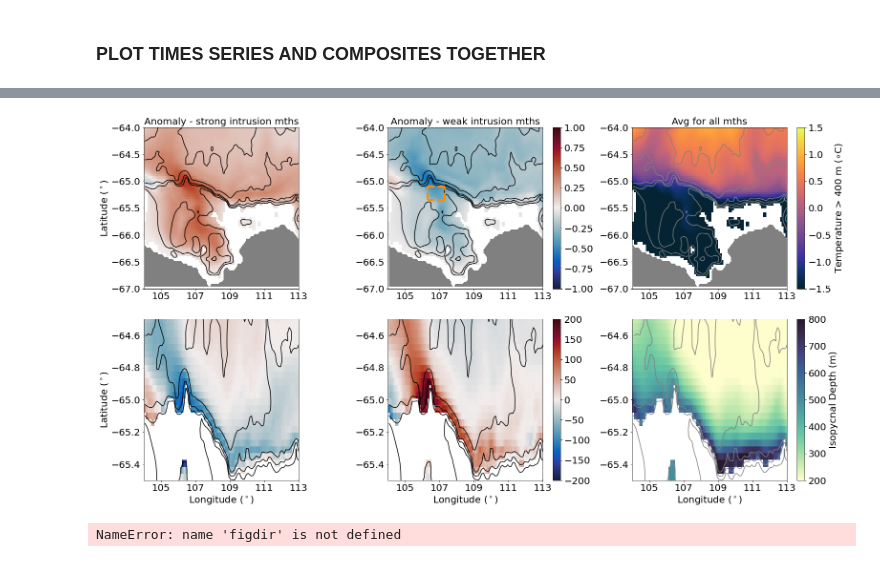
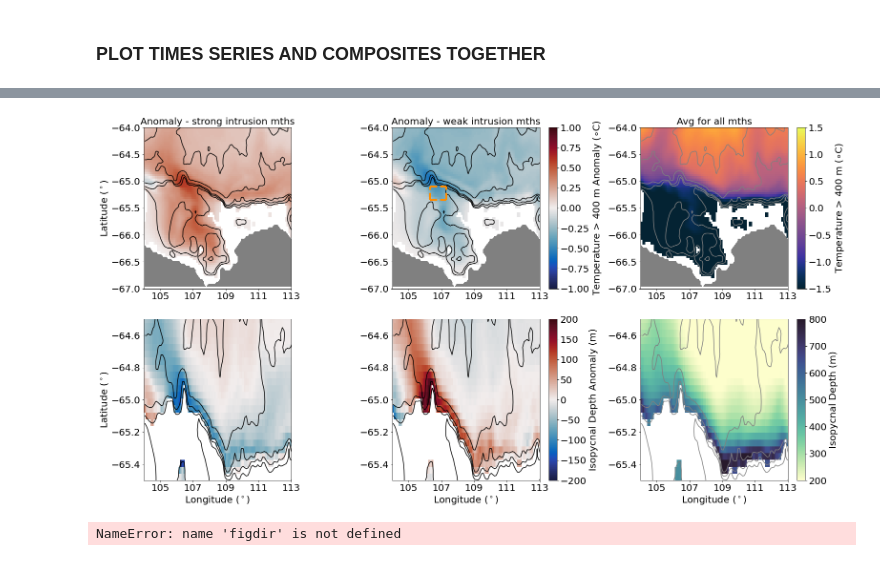
Before and after one commit to ribeiron/ScriptsChapter3, a Jupyter notebook: Fig4.ipynb, the cells around one changed output, grey strips where cells are left out. Drawn from its saved outputs; the diff is of its cells as text; code cells hidden in the pictures.

Commit message:
updates on labels

```diff
--- a/Fig4.ipynb
+++ b/Fig4.ipynb
@@ -760,6 +773,7 @@ plt.xlim((-255, -246))
         # colorbar:
 cbar=plt.colorbar(pc,orientation='vertical',extend='neither')
 cbar.ax.locator_params(nbins=8)
+cbar.set_label(r'Temperature > 400 m Anomaly ($\circ$C)', fontsize = fontsize,labelpad=5)
 #cbar.set_label(r'($\circ$C)', fontsize = 16,labelpad=5)
 ax0.set_xticklabels([-255+359,-254+359,-252+359,-250+359,-248+359,-246+359])
 #cbar.set_label(r'Temperature > 400 m ($\circ$C)', fontsize = fontsize,labelpad=5)
@@ -823,7 +837,7 @@ plt.xlim((-255, -246))
         # colorbar:
 cbar=plt.colorbar(pc,orientation='vertical',extend='neither')
 cbar.ax.locator_params(nbins=8)
-#cbar.set_label(r'Depth (m)', fontsize = 16,labelpad=5)
+cbar.set_label(r'Isopycnal Depth Anomaly (m)', fontsize = fontsize,labelpad=5)
 cbar.ax.tick_params(labelsize=fontsize)
 ax0.set_xticklabels([-255+359,-254+359,-252+359,-250+359,-248+359,-246+359])
 #plt.ylabel('Latitude ($^\circ$)',fontsize=fontsize)
@@ -858,34 +872,34 @@ ax0.set_xticklabels([-255+359,-254+359,-252+359,-250+359,-248+359,-246+359])
 ax0=plt.subplot(436)
 pc = plt.pcolormesh(iso_avg.xt_ocean,iso_avg.yt_ocean,
                         iso_avg, cmap = cmocean.deep,
                         vmin=200,vmax=800)
 #plt.title('Avg for all yrs',fontsize=fontsize)
         #plot contours
 plt.contour(ht.xt_ocean,ht.yt_ocean,ht,levels=[500,700,1000,2000,3000],colors='grey',linewidth=.5)
         # plot the land:
 plt.contourf(ht.xt_ocean,ht.yt_ocean,land_mask,colors='grey')
 #plt.title('Avg for all mths',fontsize=fontsize)
         # labels etc:
         #plt.xlabel('Longitude',fontsize=fontsize)
 #plt.title(mth[nt] +' '+ str(yr[nt]),fontsize=fontsize)
 plt.tick_params(labelsize=fontsize)
         #lim
 plt.ylim((-65.5, -64.5))
 plt.xlim((-255, -246))
         # colorbar:
 cbar=plt.colorbar(pc,orientation='vertical',extend='neither')
 cbar.ax.tick_params(labelsize=fontsize)
 ax0.set_xticklabels([-255+359,-254+359,-252+359,-250+359,-248+359,-246+359])
 #plt.ylabel('Latitude ($^\circ$)',fontsize=fontsize)
 plt.xlabel('Longitude ($^\circ$)',fontsize=fontsize)
 cbar.set_label(r'Isopycnal Depth (m)', fontsize = fontsize,labelpad=5)
 
 fig.tight_layout()
 figdir = '/g/data/v45/ns3783/ScriptsChapter3/Figures'
 filestr = figdir+'/fig3a_ch4.png'
 plt.savefig(filestr,dpi=600,bbox_inches='tight')
 # %% [output]
-[figure, old version]
+[figure, new version]
 # %%
 ### test new values
 fontsize=26
```
Also changed, not shown: parts of 8 cells of this notebook, 2 other files.
